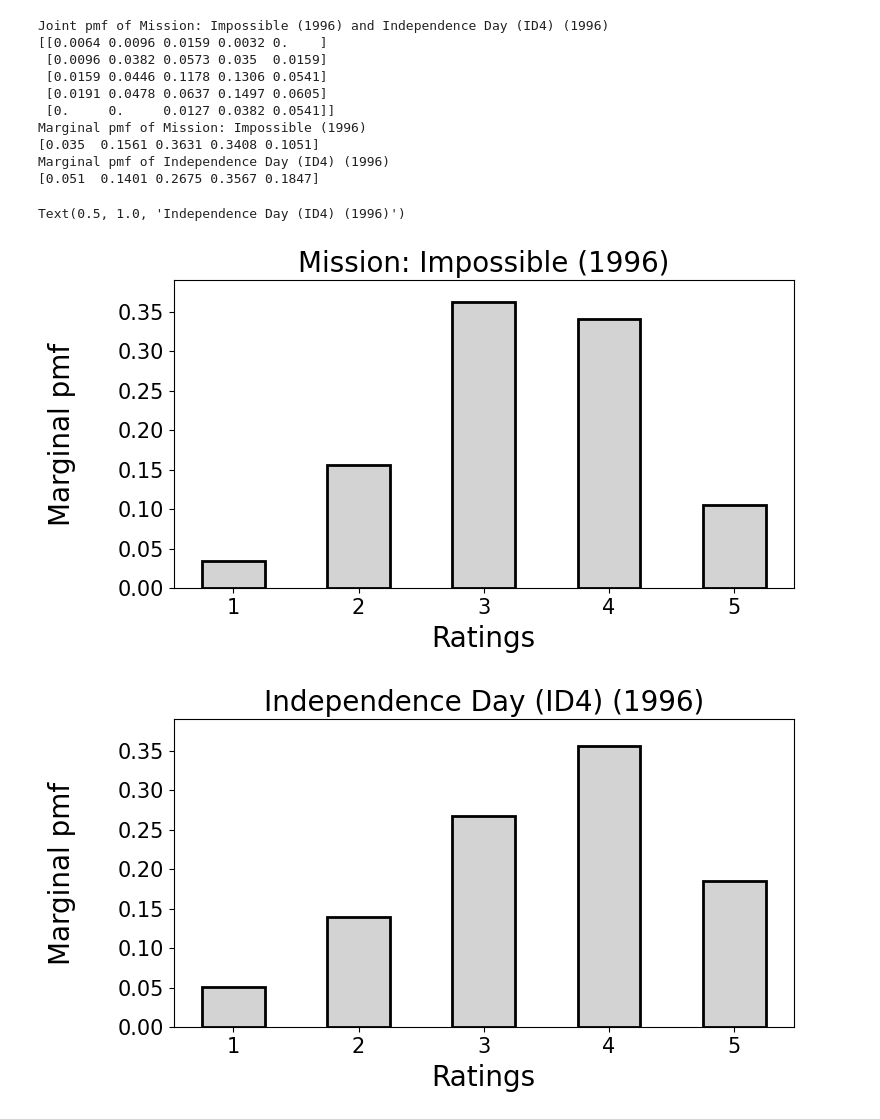
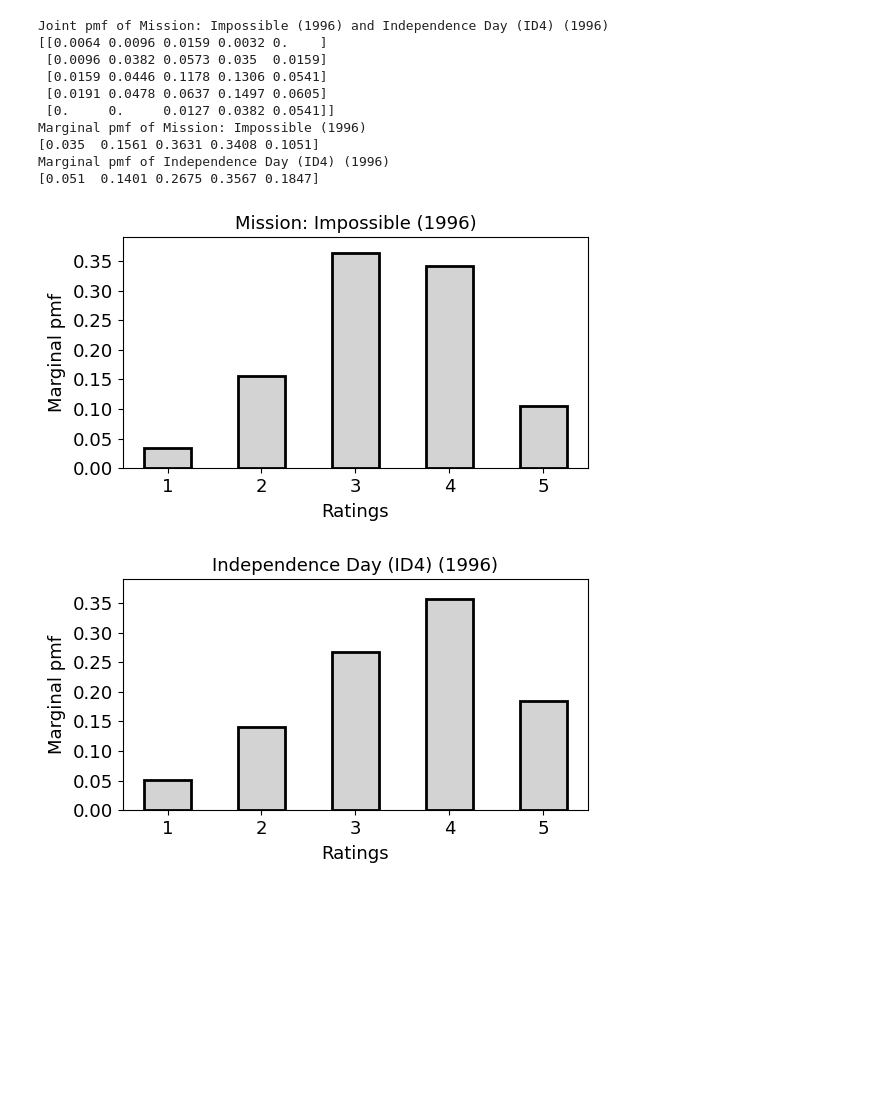
Before and after one commit to cfgranda/ps4ds, a Jupyter notebook: multiple_discrete_variables/movie_ratings.ipynb, the cells around one changed output. Drawn from its saved outputs; the diff is of its cells as text; code cells hidden in the pictures; blank space fills up the shorter version.

```diff
--- a/multiple_discrete_variables/movie_ratings.ipynb
+++ b/multiple_discrete_variables/movie_ratings.ipynb
@@ -13,8 +13,8 @@ import pandas as pd
 import numpy as np
 import matplotlib.pyplot as plt
 
-font_size = 20
-font_size_ticks = 15
+font_size = 13
+font_size_ticks = 13
 
 rating_names = ['user_id', 'movie_id', 'rating', 'timestamp']
 ratings = pd.read_csv('../data/ml-100k/u.data', sep='\t', encoding='latin-1',names=rating_names)
@@ -87,29 +87,28 @@ Marginal pmf of Independence Day (ID4) (1996)
 # %%
 vals = [1,2,3,4,5]
 ymax = 0.39
-plt.figure(figsize=(8,4))
+plt.figure(figsize=(6,3))
 plt.bar(vals,marginal_pmf_1, width = 0.5, color = "lightgray", edgecolor="black",linewidth = 2)
 plt.xticks(np.arange(1, 5+1, 1))
 plt.xticks(fontsize=font_size_ticks)
 plt.yticks(fontsize=font_size_ticks)
 plt.ylim([0,ymax])
-plt.ylabel("Marginal pmf",fontsize=font_size,labelpad = 30)
+plt.ylabel("Marginal pmf",fontsize=font_size,labelpad = 5)
 plt.xlabel("Ratings",fontsize=font_size,labelpad = 5)
 plt.title(movie_1,fontsize=font_size)
 
-plt.figure(figsize=(8,4))
+plt.figure(figsize=(6,3))
 plt.bar(vals,marginal_pmf_2, width = 0.5, color = "lightgray", edgecolor="black",linewidth = 2)
 plt.xticks(np.arange(1, 5+1, 1))
 plt.xticks(fontsize=font_size_ticks)
 plt.yticks(fontsize=font_size_ticks)
 plt.ylim([0,ymax])
-plt.ylabel("Marginal pmf",fontsize=font_size,labelpad = 30)
+plt.ylabel("Marginal pmf",fontsize=font_size,labelpad = 5)
 plt.xlabel("Ratings",fontsize=font_size,labelpad = 5)
-plt.title(movie_2,fontsize=font_size)
+plt.title(movie_2,fontsize=font_size);
 # %% [output]
-Text(0.5, 1.0, 'Independence Day (ID4) (1996)')
-[figure, old version]
+[figure, new version]
-[figure, old version]
+[figure, new version]
 # %%
 ymax = 0.55
 
```
Also changed, not shown: parts of 1 cell of this notebook, 4 other files.
